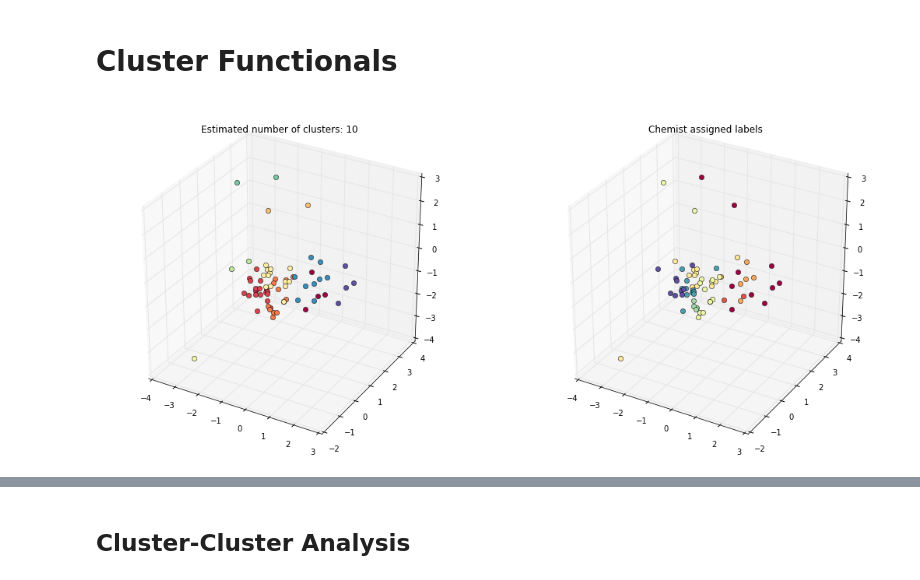
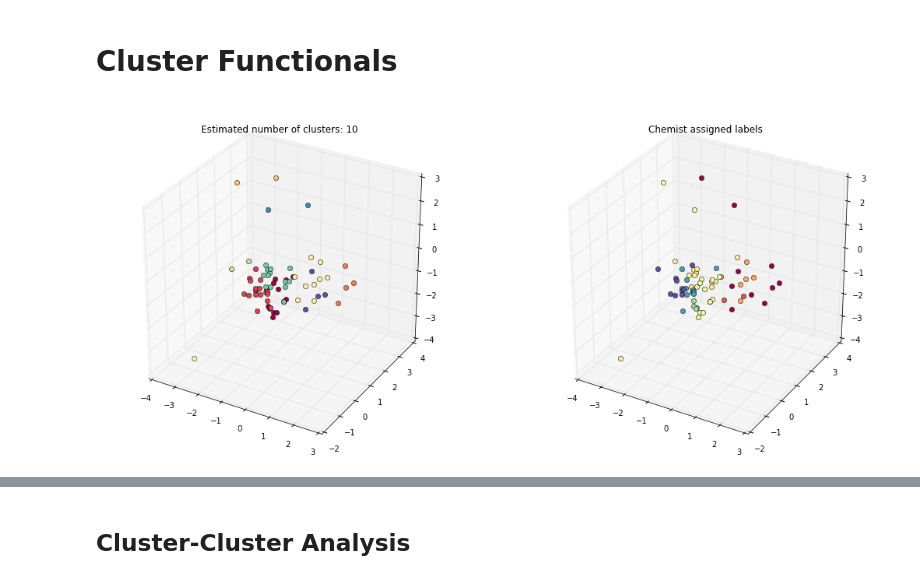
Before and after one commit to dstuck/CompChemClustering, a Jupyter notebook: FullAnalysis.ipynb, the cells around one changed output, grey strips where cells are left out. Cells and saved outputs as stored; diff of their text form; code cells hidden in the pictures.

```diff
--- a/FullAnalysis.ipynb
+++ b/FullAnalysis.ipynb
@@ -101,6 +105,7 @@ def heatPlots(outs,clust,sil,oMin=0,oMax=2400,cMin=0,cMax=14,sMin=None,sMax=None
 # %%
 def clusterPlot3d(predLabels,dat,xdir=0,ydir=1,zdir=2,givenLabels=typeLabels):
-    #(xdir,ydir,zdir) = (1,2,0)
+
+    mpld3.disable_notebook()
 
     fig = plt.figure(1,figsize=(18,8))
     ax1 = fig.add_subplot(1,2,1, projection='3d')
@@ -158,6 +163,7 @@ def clusterPlot3d(predLabels,dat,xdir=0,ydir=1,zdir=2,givenLabels=typeLabels):
 
     plt.title('Chemist assigned labels')
     plt.show()
+    mpld3.enable_notebook()
 # %%
 def dbscanGrid(epsGrid,sampleGrid,dat):
     clusters = np.zeros([len(epsGrid),len(sampleGrid)])
@@ -304,3 +312,36 @@ print kmeansOut.inertia_#, " should be smaller than 27394.0295305"
+# %%
+newLabels = db.labels_.copy()
+nonOutLabels = np.unique(newLabels)
+nonOutLabels = nonOutLabels[nonOutLabels>=0]
+
+n_neighbors = 15
+ngraph = kneighbors_graph(numDat,n_neighbors,mode='connectivity')
+# %%
+converged = False
+while not converged:
+    converged = True
+    outlierPos = np.arange(numDat.shape[0])[newLabels==-1]
+    for i in range(len(outlierPos)):
+        nnLabelCount = Counter(newLabels[ngraph[outlierPos[i]].nonzero()[1]]).most_common(1)
+        if nnLabelCount[0][0]>=0 and nnLabelCount[0][1]>=n_neighbors/2:
+            newLabels[outlierPos[i]] = nnLabelCount[0][0]
+            converged = False
+converged = False
+while not converged:
+    converged = True
+    outlierPos = np.arange(numDat.shape[0])[newLabels==-1]
+    for i in range(len(outlierPos)):
+        nnLabelCount = Counter(newLabels[ngraph[outlierPos[i]].nonzero()[1]]).most_common(2)
+        if nnLabelCount[0][0]>=0:
+            newLabels[outlierPos[i]] = nnLabelCount[0][0]
+            converged = False
+        elif len(nnLabelCount)>1:
+            newLabels[outlierPos[i]] = nnLabelCount[1][0]
+            converged = False
+#        print "Setting ",i," to ", nnLabelCount[0][0]
+if len(newLabels[newLabels==-1]):
+    newLabels[newLabels==-1] = len(nonOutLabels)+1
+    print "Remaining outliers assigned to new cluster!"
 # %%
 clusterPlot3d(newLabels,pcaDat[:,1:])
 # %% [output]
@@ -416,9 +511,10 @@ clusterTruncDat = pca.fit_transform(clusterDat)
 # %%
 #clusterPlot3d(fLabels,clusterTruncDat[:,0:],givenLabels=fLabels)
 # %%
-kmeansCluster = KMeans(n_clusters=10, n_init=1000).fit(clusterDat)
+kmeansCluster = KMeans(n_clusters=10, n_init=500, random_state=0).fit(clusterDat)
+funcLabels = kmeansCluster.labels_
 # %%
-clusterPlot3d(kmeansCluster.labels_,clusterTruncDat[:,0:],givenLabels=fLabels)
+clusterPlot3d(funcLabels,clusterTruncDat[:,0:],givenLabels=fLabels)
 # %% [output]
-[figure, old version]
+[figure, new version]
 # %%
```
Also changed, not shown: parts of 77 cells of this notebook, 3 other files.
